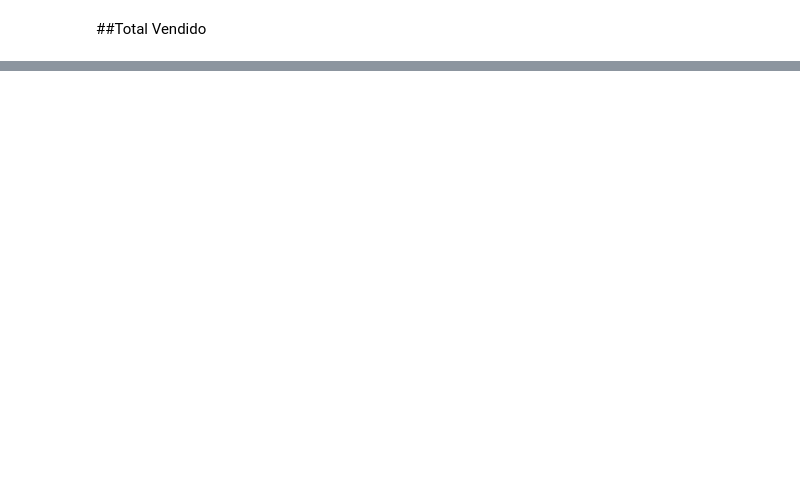
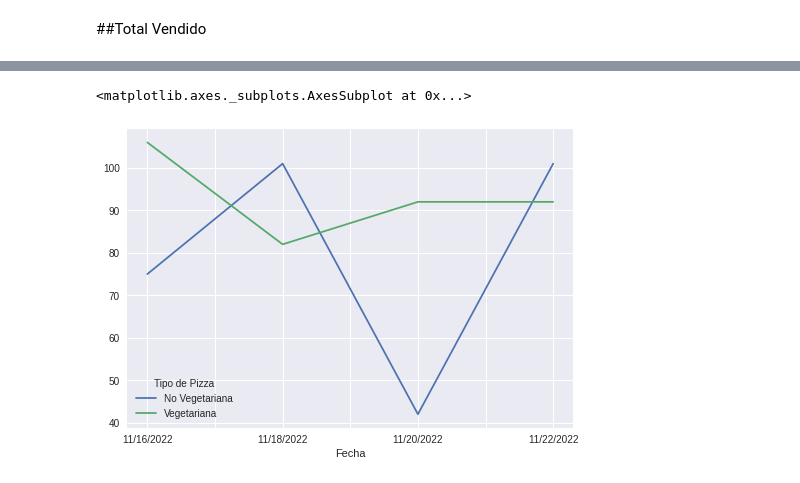
Before and after one commit to RanielSosa/Pizzeria-Bella-Napoli, a Jupyter notebook: Pizzeria.ipynb, the cells around one changed output, grey strips where cells are left out. Cells and saved outputs as stored; diff of their text form; code cells hidden in the pictures; blank space fills up the shorter version.

```diff
--- a/Pizzeria.ipynb
+++ b/Pizzeria.ipynb
@@ -111,0 +116,3 @@ Valor_Pizza+Valor_Base
+# %%
+tabla_pivot=pd.pivot_table(df,values='Valor Pizza',index=['Fecha'],columns=['Tipo de Pizza'], fill_value=0,aggfunc=np.sum,margins=True, margins_name='Total Vendido')
+tabla_pivot
@@ -111,0 +127,5 @@ Valor_Pizza+Valor_Base
+# %%
+tabla_pivot.plot()
+# %% [output]
+<matplotlib.axes._subplots.AxesSubplot at 0x...>
+[figure, added]
```
Also changed, not shown: parts of 10 cells of this notebook.
